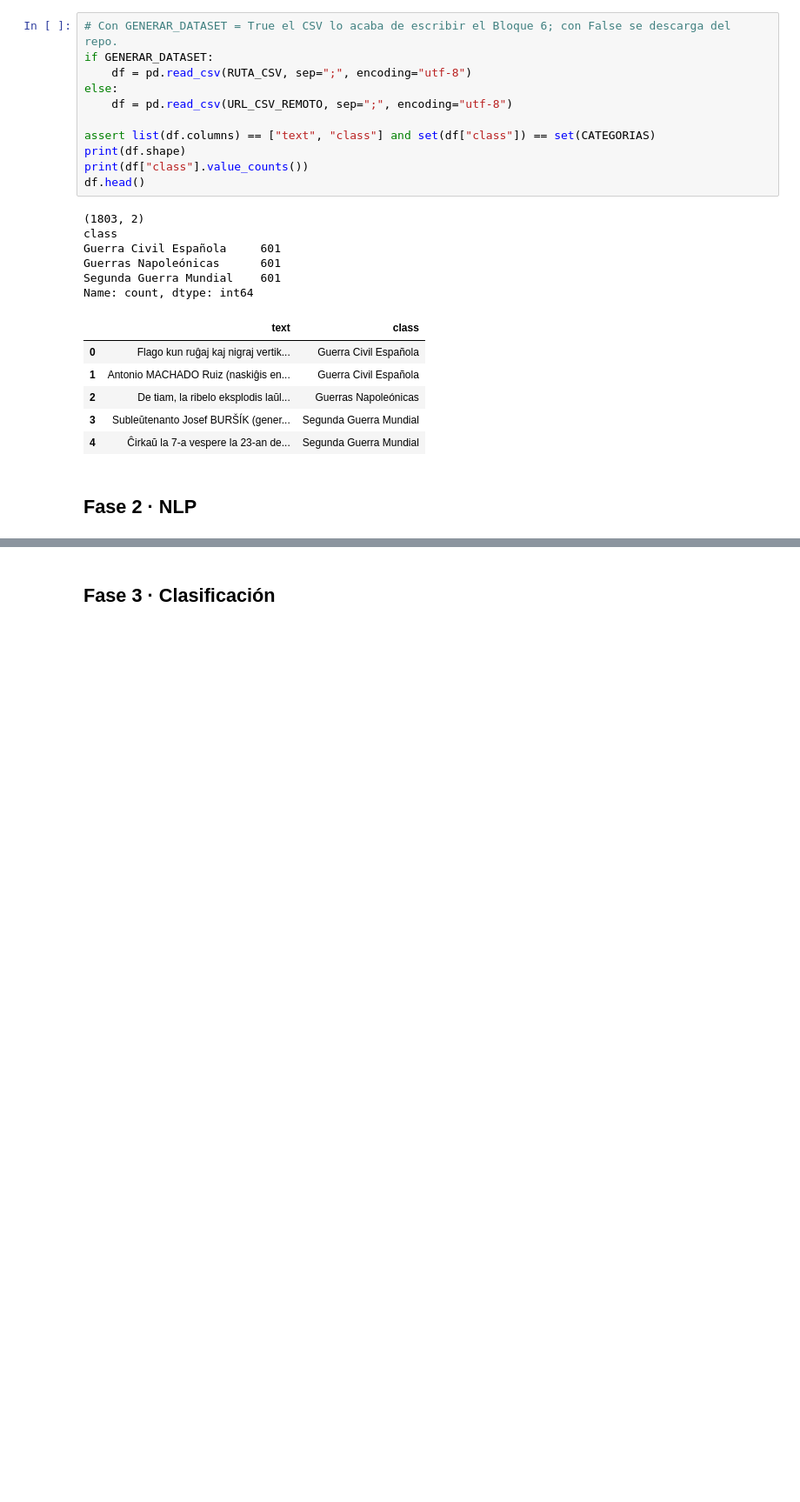
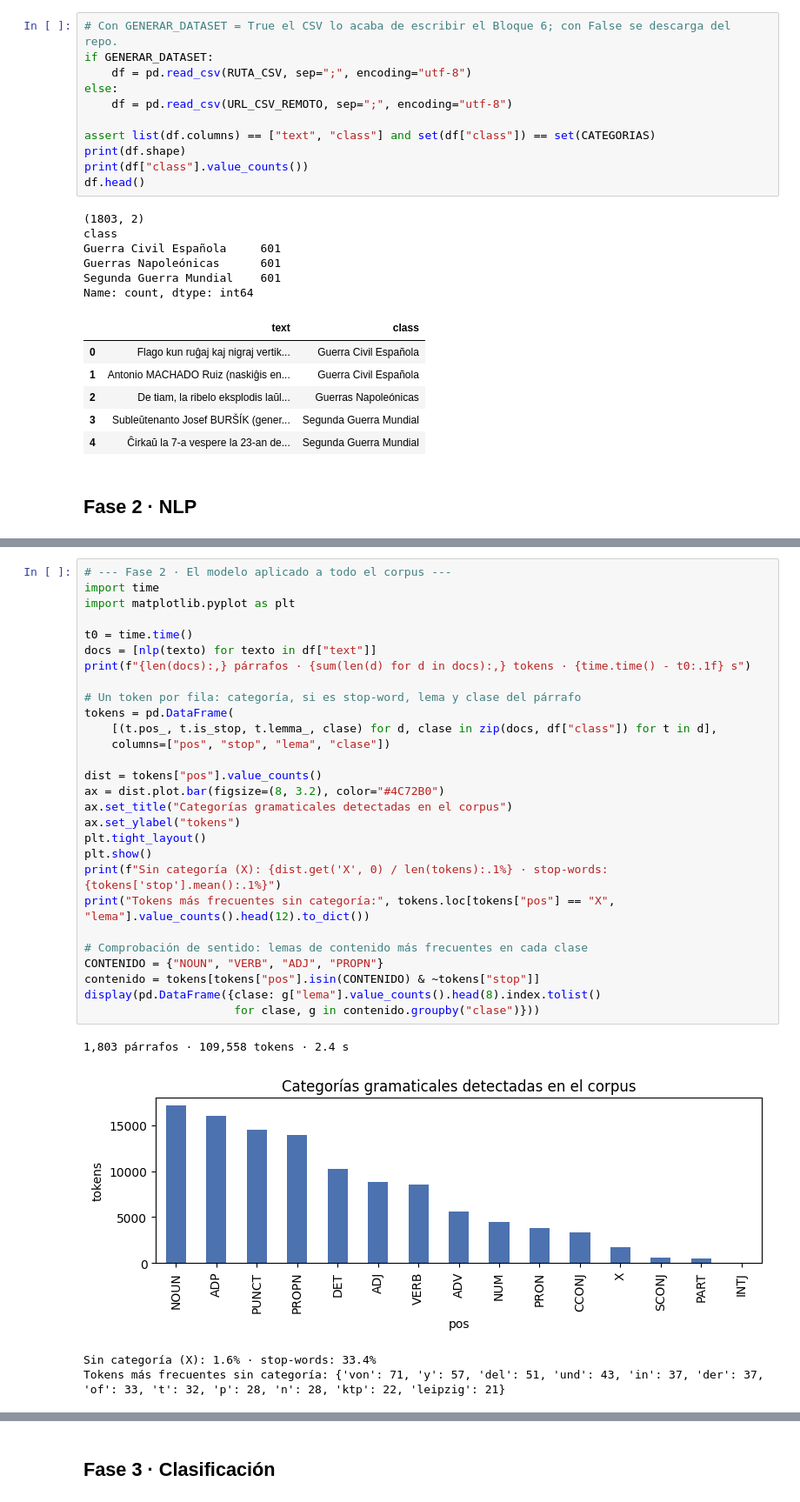
Before and after one commit to Freibott/clasificador-milito, a Jupyter notebook: clasificador_milito.ipynb, the cells around one changed output, grey strips where cells are left out. Shown at 87% size. Cells and saved outputs as stored; diff of their text form; blank space fills up the shorter version.

```diff
--- a/clasificador_milito.ipynb
+++ b/clasificador_milito.ipynb
@@ -409,0 +780,33 @@ Name: count, dtype: int64
+# %%
+# --- Fase 2 · El modelo aplicado a todo el corpus ---
+import time
+import matplotlib.pyplot as plt
+
+t0 = time.time()
+docs = [nlp(texto) for texto in df["text"]]
+print(f"{len(docs):,} párrafos · {sum(len(d) for d in docs):,} tokens · {time.time() - t0:.1f} s")
+
+# Un token por fila: categoría, si es stop-word, lema y clase del párrafo
+tokens = pd.DataFrame(
+    [(t.pos_, t.is_stop, t.lemma_, clase) for d, clase in zip(docs, df["class"]) for t in d],
+    columns=["pos", "stop", "lema", "clase"])
+
+dist = tokens["pos"].value_counts()
+ax = dist.plot.bar(figsize=(8, 3.2), color="#4C72B0")
+ax.set_title("Categorías gramaticales detectadas en el corpus")
+ax.set_ylabel("tokens")
+plt.tight_layout()
+plt.show()
+print(f"Sin categoría (X): {dist.get('X', 0) / len(tokens):.1%} · stop-words: {tokens['stop'].mean():.1%}")
+print("Tokens más frecuentes sin categoría:", tokens.loc[tokens["pos"] == "X", "lema"].value_counts().head(12).to_dict())
+
+# Comprobación de sentido: lemas de contenido más frecuentes en cada clase
+CONTENIDO = {"NOUN", "VERB", "ADJ", "PROPN"}
+contenido = tokens[tokens["pos"].isin(CONTENIDO) & ~tokens["stop"]]
+display(pd.DataFrame({clase: g["lema"].value_counts().head(8).index.tolist()
+                      for clase, g in contenido.groupby("clase")}))
+# %% [output]
+1,803 párrafos · 109,558 tokens · 2.4 s
+[figure, added]
+Sin categoría (X): 1.6% · stop-words: 33.4%
+Tokens más frecuentes sin categoría: {'von': 71, 'y': 57, 'del': 51, 'und': 43, 'in': 37, 'der': 37, 'of': 33, 't': 32, 'p': 28, 'n': 28, 'ktp': 22, 'leipzig': 21}
```
Also changed, not shown: parts of 11 cells of this notebook.
